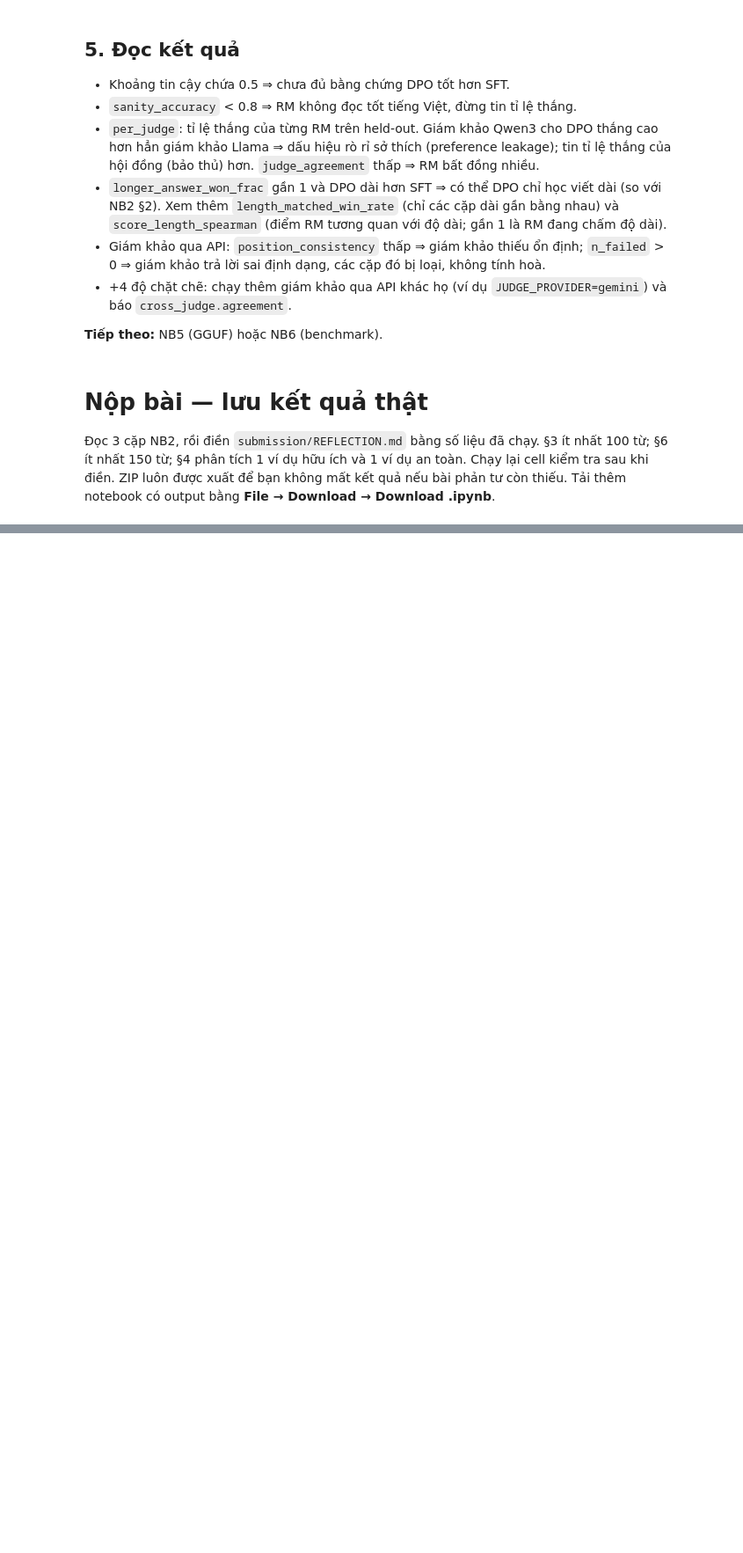
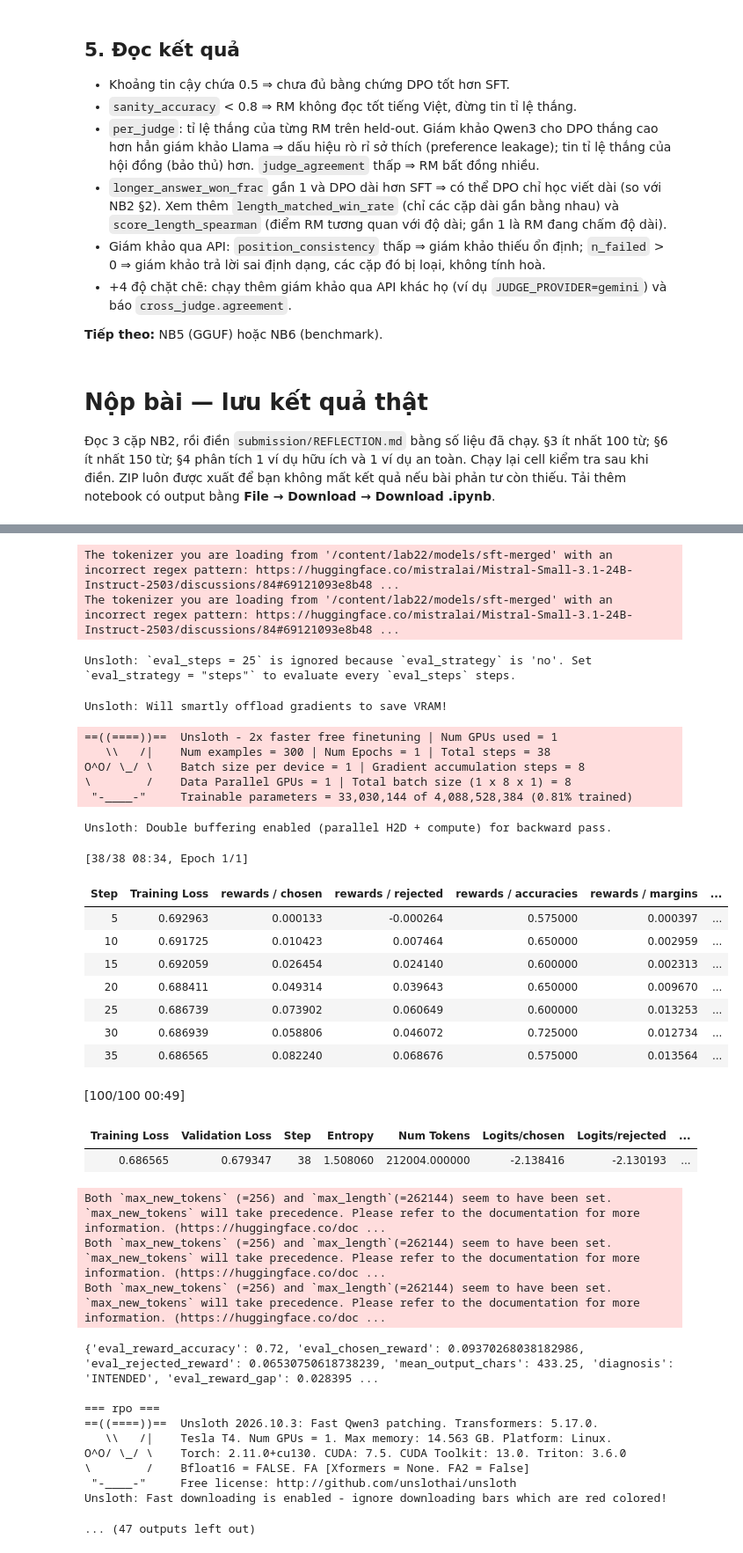
Before and after one commit to cuongwork/K4-L3-Track3-Day22-BuiTienCuong-2A202602539, a Jupyter notebook: colab/Lab22_BuiTienCuong_2A202602539_T4.ipynb, the cells around one changed output, grey strips where cells are left out. Shown at 88% size. Drawn from its saved outputs; the diff is of its cells as text; code cells hidden in the pictures; blank space fills up the shorter version.

```diff
--- a/colab/Lab22_BuiTienCuong_2A202602539_T4.ipynb
+++ b/colab/Lab22_BuiTienCuong_2A202602539_T4.ipynb
@@ -4133,0 +4304,8 @@ Config adapter giữ nguyên đường dẫn môi trường huấn luyện Colab
+# %%
+# BONUS NB3b: helpers embedded above; identical experiment settings.
+import os, runpy
+os.chdir('/content/lab22')
+MD.cleanup()
+runpy.run_path('notebooks/03b_dpo_variants.py', run_name='__main__')
+print('NB3b COMPLETE')
+# %% [output]
@@ -4133,0 +4321,35 @@ Config adapter giữ nguyên đường dẫn môi trường huấn luyện Colab
+The tokenizer you are loading from '/content/lab22/models/sft-merged' with an incorrect regex pattern: https://huggingface.co/mistralai/Mistral-Small-3.1-24B-Instruct-2503/discussions/84#69121093e8b48 ...
+The tokenizer you are loading from '/content/lab22/models/sft-merged' with an incorrect regex pattern: https://huggingface.co/mistralai/Mistral-Small-3.1-24B-Instruct-2503/discussions/84#69121093e8b48 ...
+Unsloth: `eval_steps = 25` is ignored because `eval_strategy` is 'no'. Set `eval_strategy = "steps"` to evaluate every `eval_steps` steps.
+Unsloth: Will smartly offload gradients to save VRAM!
+==((====))==  Unsloth - 2x faster free finetuning | Num GPUs used = 1
+   \\   /|    Num examples = 300 | Num Epochs = 1 | Total steps = 38
+O^O/ \_/ \    Batch size per device = 1 | Gradient accumulation steps = 8
+\        /    Data Parallel GPUs = 1 | Total batch size (1 x 8 x 1) = 8
+ "-____-"     Trainable parameters = 33,030,144 of 4,088,528,384 (0.81% trained)
+Unsloth: Double buffering enabled (parallel H2D + compute) for backward pass.
+[38/38 08:34, Epoch 1/1]
+| Step | Training Loss | rewards / chosen | rewards / rejected | rewards / accuracies | rewards / margins | ... |
+| 5 | 0.692963 | 0.000133 | -0.000264 | 0.575000 | 0.000397 | ... |
+| 10 | 0.691725 | 0.010423 | 0.007464 | 0.650000 | 0.002959 | ... |
+| 15 | 0.692059 | 0.026454 | 0.024140 | 0.600000 | 0.002313 | ... |
+| 20 | 0.688411 | 0.049314 | 0.039643 | 0.650000 | 0.009670 | ... |
+| 25 | 0.686739 | 0.073902 | 0.060649 | 0.600000 | 0.013253 | ... |
+| 30 | 0.686939 | 0.058806 | 0.046072 | 0.725000 | 0.012734 | ... |
+| 35 | 0.686565 | 0.082240 | 0.068676 | 0.575000 | 0.013564 | ... |
+[100/100 00:49]
+| Training Loss | Validation Loss | Step | Entropy | Num Tokens | Logits/chosen | Logits/rejected | ... |
+| 0.686565 | 0.679347 | 38 | 1.508060 | 212004.000000 | -2.138416 | -2.130193 | ... |
+Both `max_new_tokens` (=256) and `max_length`(=262144) seem to have been set. `max_new_tokens` will take precedence. Please refer to the documentation for more information. (https://huggingface.co/doc ...
+Both `max_new_tokens` (=256) and `max_length`(=262144) seem to have been set. `max_new_tokens` will take precedence. Please refer to the documentation for more information. (https://huggingface.co/doc ...
+Both `max_new_tokens` (=256) and `max_length`(=262144) seem to have been set. `max_new_tokens` will take precedence. Please refer to the documentation for more information. (https://huggingface.co/doc ...
+{'eval_reward_accuracy': 0.72, 'eval_chosen_reward': 0.09370268038182986, 'eval_rejected_reward': 0.06530750618738239, 'mean_output_chars': 433.25, 'diagnosis': 'INTENDED', 'eval_reward_gap': 0.028395 ...
+
+=== rpo ===
+==((====))==  Unsloth 2026.10.3: Fast Qwen3 patching. Transformers: 5.17.0.
+   \\   /|    Tesla T4. Num GPUs = 1. Max memory: 14.563 GB. Platform: Linux.
+O^O/ \_/ \    Torch: 2.11.0+cu130. CUDA: 7.5. CUDA Toolkit: 13.0. Triton: 3.6.0
+\        /    Bfloat16 = FALSE. FA [Xformers = None. FA2 = False]
+ "-____-"     Free license: http://github.com/unslothai/unsloth
+Unsloth: Fast downloading is enabled - ignore downloading bars which are red colored!
+... (47 outputs left out)
```
Also changed, not shown: parts of 8 cells of this notebook, 11 other files.
